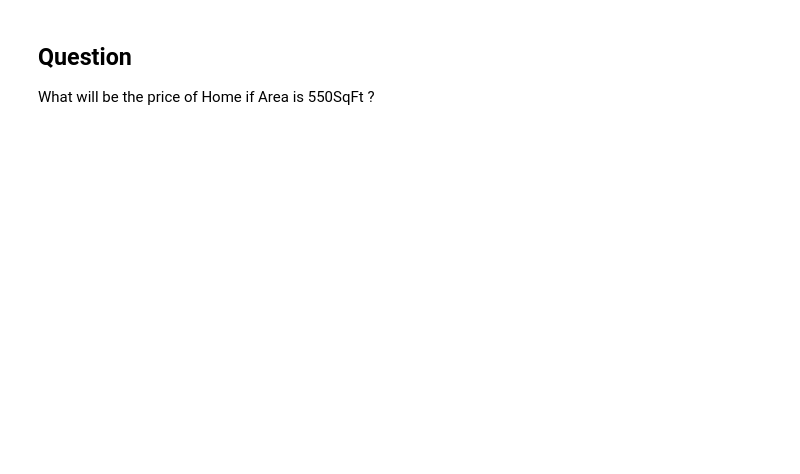
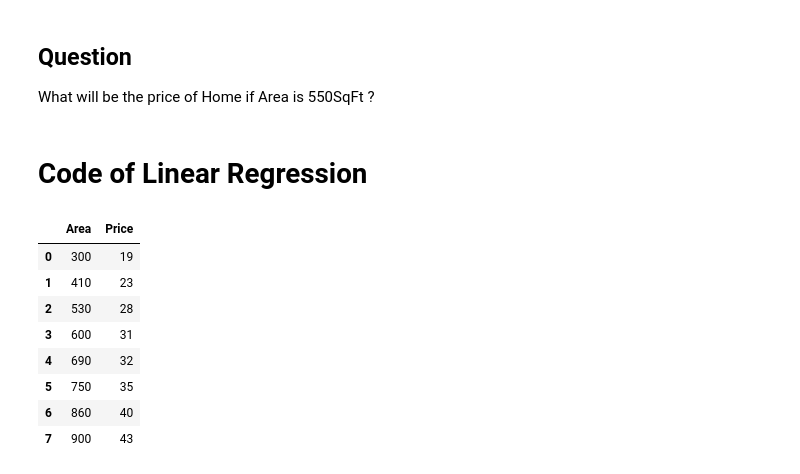
Before and after one commit to albertodavincishekhawat/BasicMachineLearning, a Jupyter notebook: 1.LinearRegression.ipynb, the cells around one changed output. Drawn from its saved outputs; the diff is of its cells as text; code cells hidden in the pictures; blank space fills up the shorter version.

Commit message:
Linear regression class

```diff
--- a/1.LinearRegression.ipynb
+++ b/1.LinearRegression.ipynb
@@ -43,3 +45,5 @@ What will be the price of Home if Area is 550SqFt ?
 # %%
 Area = [300, 410, 530, 600, 690,750, 860, 900]
 Price = [19, 23, 28, 31, 32, 35, 40, 43]
+# %% [markdown]
+# Code of Linear Regression
@@ -45,0 +57,12 @@ Price = [19, 23, 28, 31, 32, 35, 40, 43]
+# %%
+df
+# %% [output]
+|  | Area | Price |
+| 0 | 300 | 19 |
+| 1 | 410 | 23 |
+| 2 | 530 | 28 |
+| 3 | 600 | 31 |
+| 4 | 690 | 32 |
+| 5 | 750 | 35 |
+| 6 | 860 | 40 |
+| 7 | 900 | 43 |
```
Also changed, not shown: parts of 15 cells of this notebook, 3 other files.
